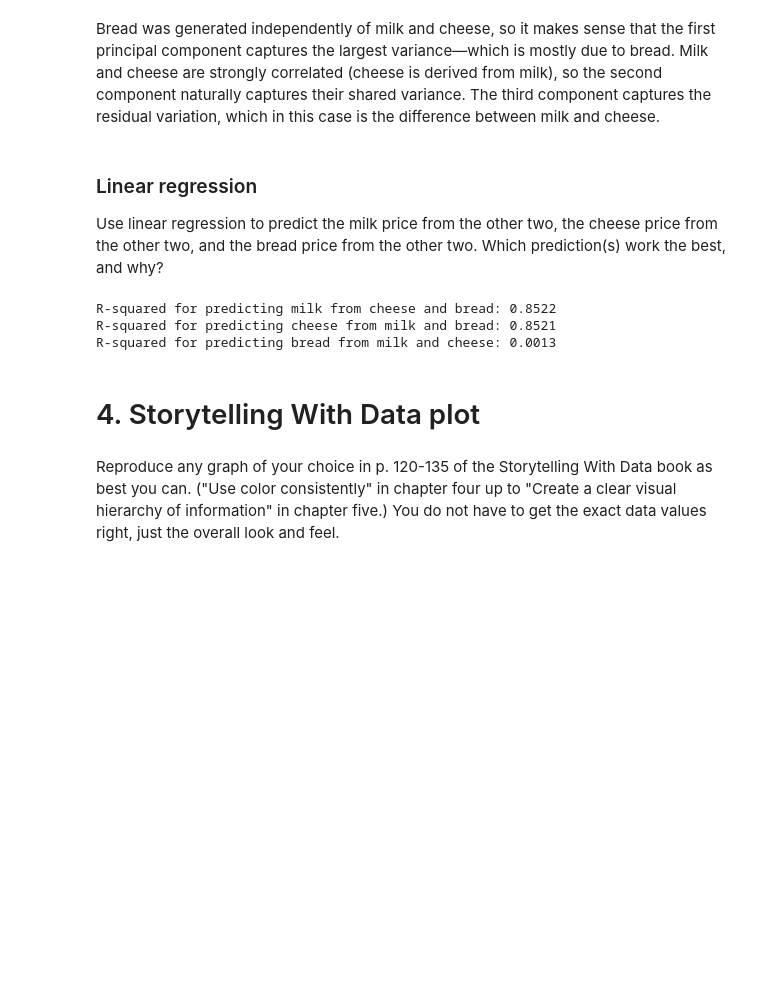
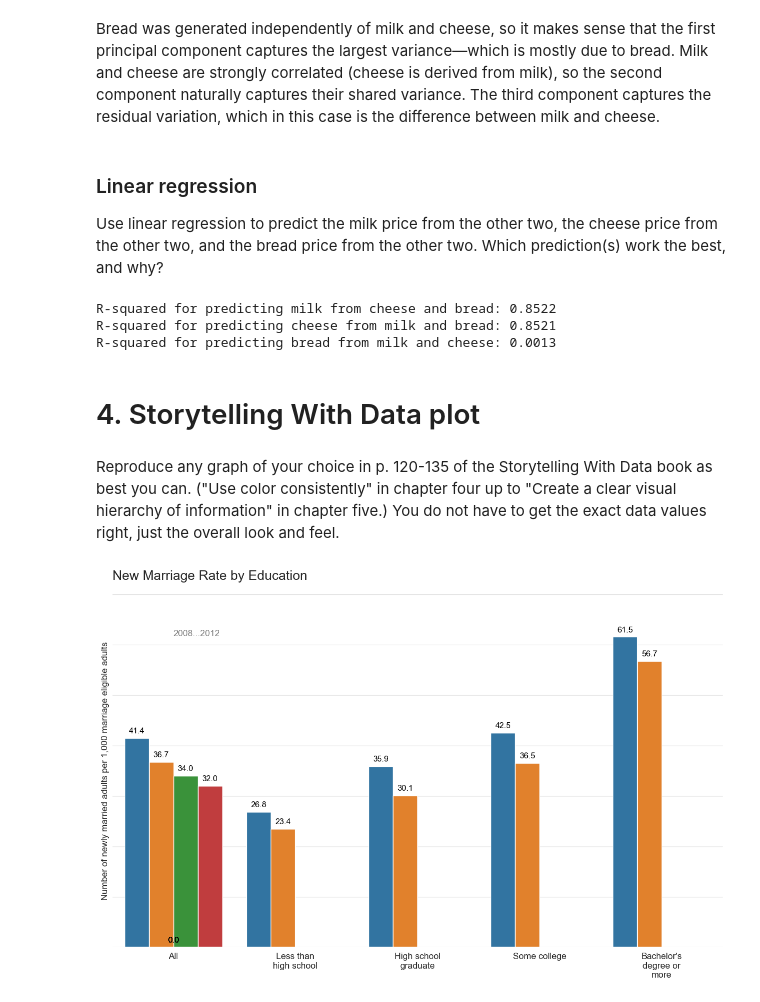
Before and after one commit to tbrantinghamBU/699-Personal, a Jupyter notebook: OMDS-ModB2-Week8-Brantingham-Tyler.ipynb, the cells around one changed output. Drawn from its saved outputs; the diff is of its cells as text; code cells hidden in the pictures; blank space fills up the shorter version.

```diff
--- a/OMDS-ModB2-Week8-Brantingham-Tyler.ipynb
+++ b/OMDS-ModB2-Week8-Brantingham-Tyler.ipynb
@@ -337,3 +337,74 @@ R-squared for predicting bread from milk and cheese: 0.0013
 # 4. Storytelling With Data plot
 # %% [markdown]
 Reproduce any graph of your choice in p. 120-135 of the Storytelling With Data book as best you can.  ("Use color consistently" in chapter four up to "Create a clear visual hierarchy of information" in chapter five.)    You do not have to get the exact data values right, just the overall look and feel.
+# %%
+import pandas as pd
+import matplotlib.pyplot as plt
+import numpy as np
+import seaborn as sns
+
+data = {
+    'Education': ['All', 'All', 'All', 'All',
+                  'Less than high school', 'Less than high school',
+                  'High school graduate', 'High school graduate',
+                  'Some college', 'Some college',
+                  'Bachelor\'s degree or more', 'Bachelor\'s degree or more'],
+    'Period': ['1', '2', '3', '4',
+               '1', '2',
+               '1', '2',
+               '1', '2',
+               '1', '2'],
+    'Rate': [41.4, 36.7, 34.0, 32.0,
+             26.8, 23.4,
+             35.9, 30.1,
+             42.5, 36.5,
+             61.5, 56.7]
+}
+
+df = pd.DataFrame(data)
+
+def get_colors(df):
+    unique_periods = sorted(df['Period'].unique())
+    base_colors = ['#636363'] * len(unique_periods)
+    highlight_color = '#f28e2b'
+    colors = []
+    for period in df['Period']:
+        colors.append(highlight_color if period in unique_periods else '#636363')
+    return base_colors
+
+sns.set_style("whitegrid")
+plt.figure(figsize=(12, 8))
+
+ax = sns.barplot(x='Education', y='Rate', hue='Period', data=df,
+                 dodge=True,
+                 hue_order=sorted(df['Period'].unique()))
+
+ax.set_title('New Marriage Rate by Education', fontsize=18, loc='left', pad=20)
+ax.set_xlabel('', fontsize=14)
+ax.set_ylabel('Number of newly married adults per 1,000 marriage eligible adults', fontsize=12)
+
+xtick_labels = ['All', 'Less than\nhigh school', 'High school\ngraduate', 'Some college', 'Bachelor\'s\ndegree or\nmore']
+ax.set_xticks(range(0, len(xtick_labels)))
+ax.set_xticklabels(xtick_labels, rotation=0, ha='center', fontsize=12)
+
+ax.grid(axis='y', linestyle='-', alpha=0.5)
+ax.set_ylim(0, 70)
+
+ax.get_legend().remove()
+
+plt.text(x=0, y=ax.get_ylim()[1]*0.9, s='2008...2012', ha='left', va='top', fontsize=12, color='gray')
+
+for p in ax.patches:
+    ax.annotate(f'{p.get_height():.1f}', (p.get_x() + p.get_width() / 2., p.get_height()),
+                ha='center', va='center', fontsize=11, color='black', xytext=(0, 10),
+                textcoords='offset points')
+
+sns.despine(left=True, bottom=True)
+ax.spines['left'].set_visible(False)
+ax.spines['bottom'].set_visible(False)
+ax.tick_params(axis='y', which='both', left=False, right=False, labelleft=False)
+
+plt.tight_layout()
+plt.show()
+# %% [output]
+[figure, added]
```
Also changed, not shown: 2 other files.
